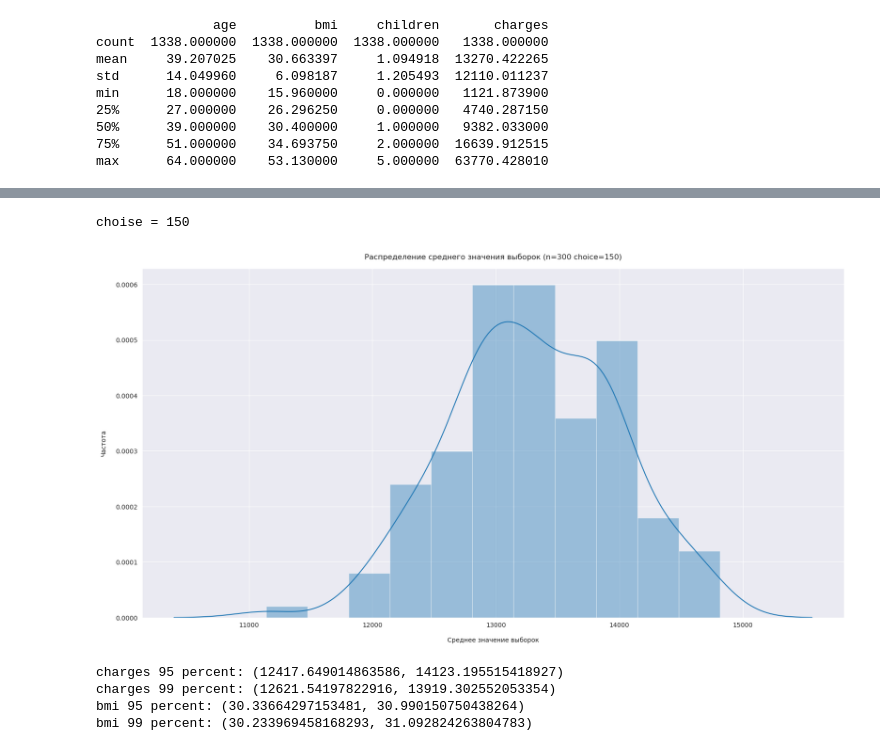
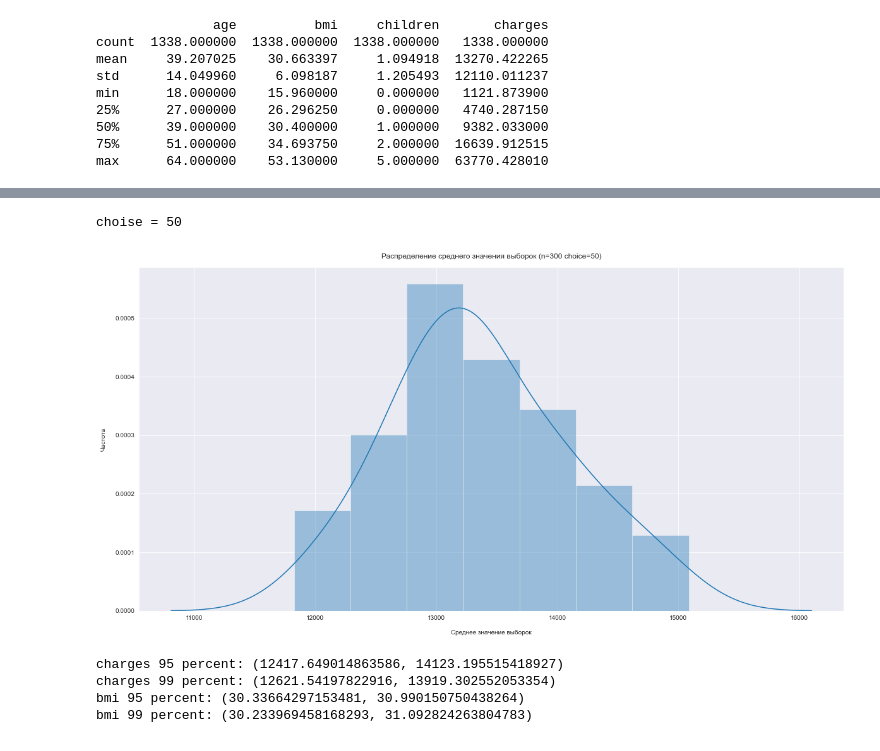
Before and after one commit to Fume5678/BigData_Course, a Jupyter notebook: lab_4/lab_4.ipynb, the cells around one changed output, grey strips where cells are left out. Cells and saved outputs as stored; diff of their text form; code cells hidden in the pictures.

```diff
--- a/lab_4/lab_4.ipynb
+++ b/lab_4/lab_4.ipynb
@@ -154,25 +167,25 @@ charges_std = 12105.484976
 [figure]
 # %%
 sample_means = [] # список для хранения средних значений выборок
-choice = 150
+choice = 50
 n = 300
 for sample in range(0, choice): # Количество выборок
     sample_values = np.random.choice(df_charges, size=n) # Из общего набора взять выборку длинной n
     sample_mean = np.mean(sample_values) # Среднее значение полученной выборки
     sample_means.append(sample_mean)
 
 
 print("choise = " + str(len(sample_means)))
 
 fig = plt.figure(figsize=(20, 10))
 sns.distplot(sample_means)
 plt.title(f'Распределение среднего значения выборок (n={n} choice={choice})', y=1.015, fontsize=12)
 plt.xlabel("Среднее значение выборок", labelpad=14)
 plt.ylabel("Частота", labelpad=14)
 plt.show()
 # %% [output]
-choise = 150
+choise = 50
-[figure, old version]
+[figure, new version]
 # %%
 
 print("charges 95 percent: " + str(sts.norm.interval(0.99, loc=np.mean(data.charges), scale=sts.sem(data.charges))))
```
Also changed, not shown: parts of 2 cells of this notebook.
